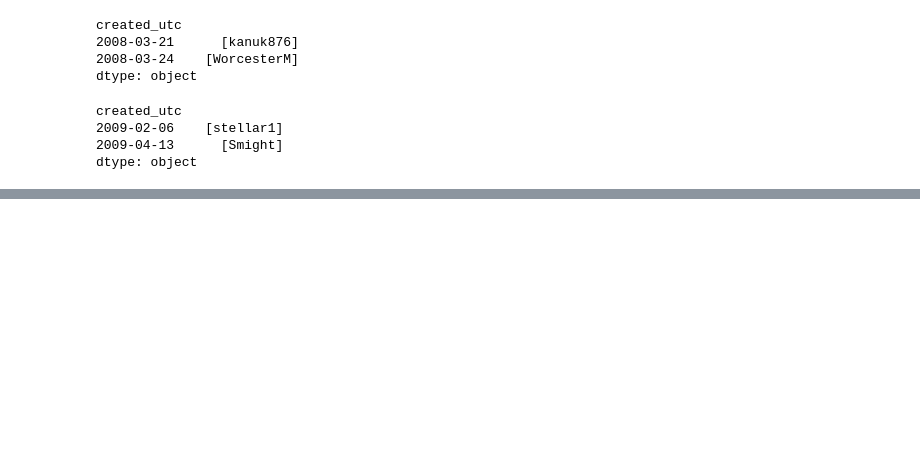
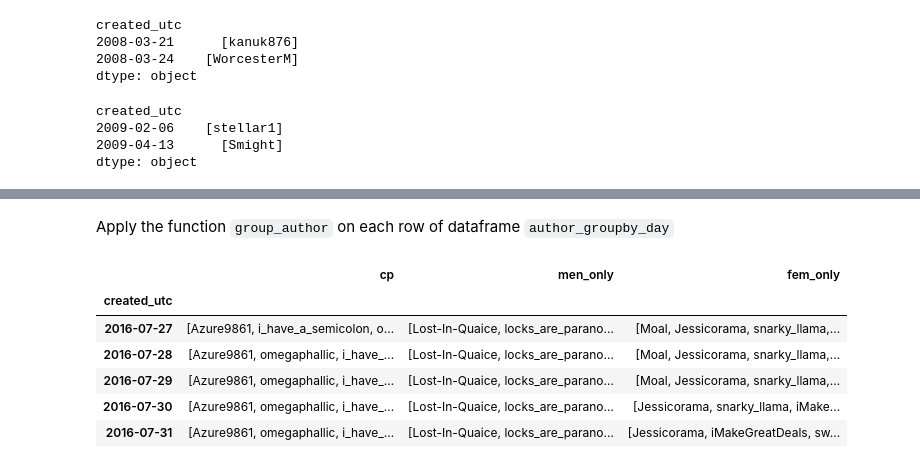
Before and after one commit to chao-ji/reddit, a Jupyter notebook: Part 3 Linguistic Divergence .ipynb, the cells around one changed output, grey strips where cells are left out. Saved outputs shown, nothing was run; the diff lists cells and outputs as text; code cells hidden in the pictures; blank space fills up the shorter version.

```diff
--- a/Part 3 Linguistic Divergence .ipynb
+++ b/Part 3 Linguistic Divergence .ipynb
@@ -130,0 +17,9 @@ del feminism
+# %%
+import datetime
+
+import numpy as np
+import pandas as pd
+from pymongo import MongoClient
+
+client = MongoClient("localhost", 27017)
+db = client["reddit_polarization"]
@@ -442,0 +170,46 @@ plt.show()
+# %%
+radius = 5
+
+def group_author(row, radius=5):
+    """
+    `row`: Series
+    `row.name`: index value of the row (i.e. datetime)
+
+    returns series containing three entries:
+        `cp`: crossposters
+        `men_only`: MensRights-only
+        `fem_only`: Feminism-only
+    """
+    date = row.name
+    days = [date + datetime.timedelta(days=d) for d in range(-radius, radius)]
+
+    men_author = []
+    fem_author = []
+    for d in days:
+        if d in author_groupby_day.index:
+            if author_groupby_day.ix[d, "men_author"] is not np.nan:
+                men_author.extend(list(author_groupby_day.ix[d, "men_author"]))
+            if author_groupby_day.ix[d, "fem_author"] is not np.nan:
+                fem_author.extend(list(author_groupby_day.ix[d, "fem_author"]))
+
+    men_author = set(men_author)
+    fem_author = set(fem_author)
+    # crssposter would just be the intersection
+    crossposter = men_author & fem_author
+    men_only = men_author - crossposter
+    fem_only = fem_author - crossposter
+
+    return pd.Series([list(crossposter), list(men_only), list(fem_only)], index=["cp", "men_only", "fem_only"])
+# %% [markdown]
+Apply the function `group_author` on each row of dataframe `author_groupby_day`
+# %%
+author_group = author_groupby_day.apply(lambda row: group_author(row, radius), axis=1)
+author_group[-5:]
+# %% [output]
+|  | cp | men_only | fem_only |
+| created_utc |  |  |  |
+| 2016-07-27 | [Azure9861, i_have_a_semicolon, o... | [Lost-In-Quaice, locks_are_parano... | [Moal, Jessicorama, snarky_llama,... |
+| 2016-07-28 | [Azure9861, omegaphallic, i_have_... | [Lost-In-Quaice, locks_are_parano... | [Moal, Jessicorama, snarky_llama,... |
+| 2016-07-29 | [Azure9861, omegaphallic, i_have_... | [Lost-In-Quaice, locks_are_parano... | [Moal, Jessicorama, snarky_llama,... |
+| 2016-07-30 | [Azure9861, omegaphallic, i_have_... | [Lost-In-Quaice, locks_are_parano... | [Jessicorama, snarky_llama, iMake... |
+| 2016-07-31 | [Azure9861, omegaphallic, i_have_... | [Lost-In-Quaice, locks_are_parano... | [Jessicorama, iMakeGreatDeals, sw... |
```
Also changed, not shown: parts of 91 cells of this notebook.
